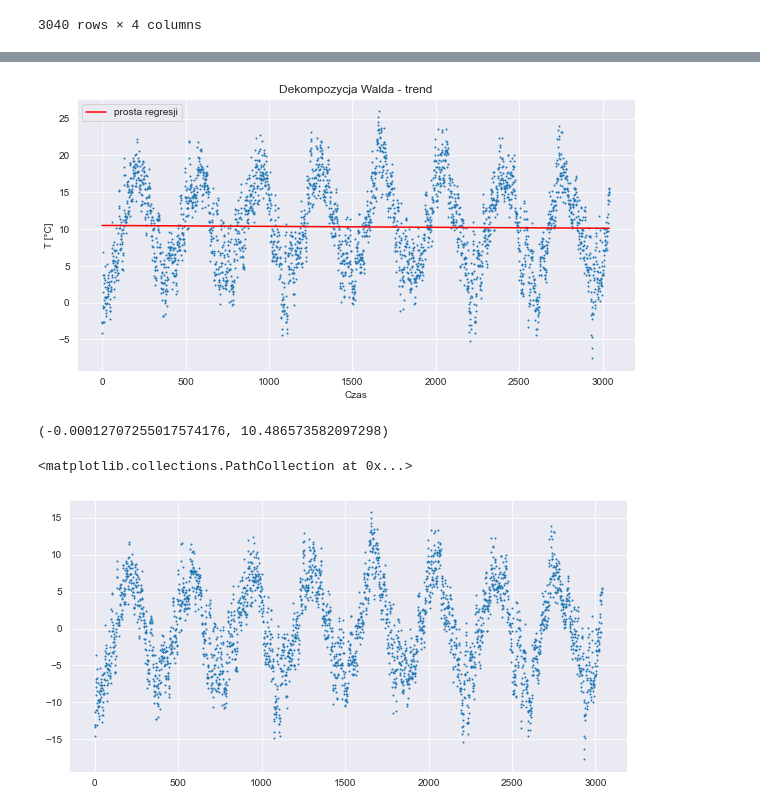
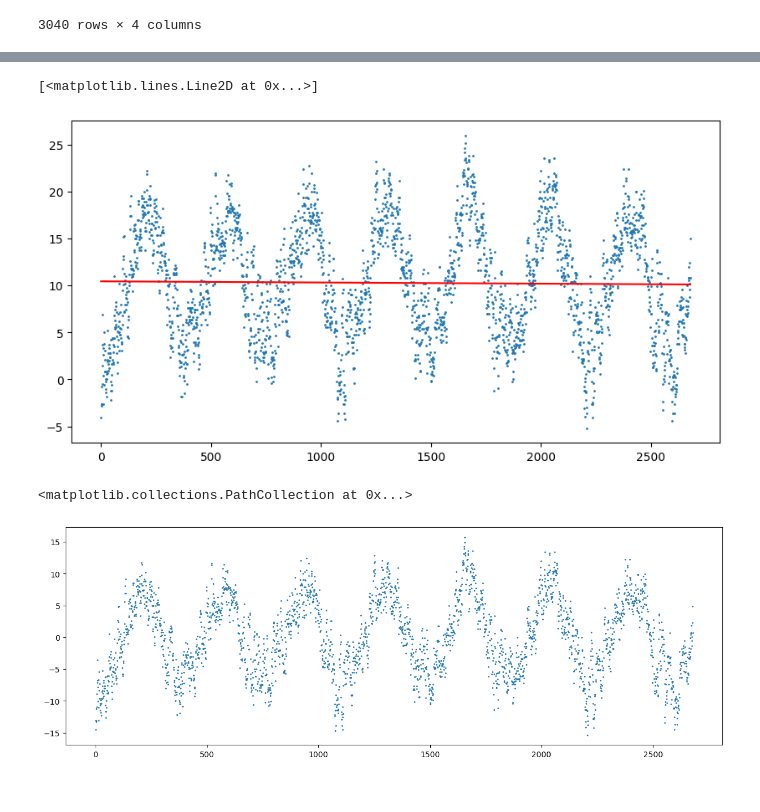
Before and after one commit to zlekoty/komputerowa_analiza_szereg-w_czasowych, a Jupyter notebook: kaszczR2/kaszczR2.ipynb, the cells around one changed output, grey strips where cells are left out. Drawn from its saved outputs; the diff is of its cells as text; code cells hidden in the pictures.

```diff
--- a/kaszczR2/kaszczR2.ipynb
+++ b/kaszczR2/kaszczR2.ipynb
@@ -9,9 +9,6 @@ import statistics
 import matplotlib.pyplot as plt
 from statsmodels.tsa.stattools import acf
 
-import seaborn as sns
-sns.set_style('darkgrid')
-
 from statsmodels.graphics.tsaplots import plot_acf, plot_pacf
 from statsmodels.tsa.arima_process import ArmaProcess
 from statsmodels.tsa.arima.model import ARIMA
@@ -55,0 +54,8 @@ plt.savefig('obrazki/plot1.pdf', format='pdf')
+# %%
+train = df[:2680]
+test = df.drop(train.index)
+plt.figure(figsize = (10,5))
+plt.scatter(train["index"],train["mean_temp"],s=1)
+
+train_t = train["index"]
+train_temp = train["mean_temp"]
@@ -80,30 +73,20 @@ a,b = np.linalg.lstsq(np.vstack([train_t, np.ones(len(train_t))]).T, train_temp,
 # %%
 plt.figure(figsize = (10,5))
 plt.scatter(train_t,train_temp,s=1)
-plt.plot(train_t,a*train_t+b,"r",label="prosta regresji")
-
-plt.xlabel("Czas")
-plt.ylabel("T [°C]")
-plt.title("Dekompozycja Walda - trend")
-plt.legend(loc="upper left")
-
-plt.savefig('obrazki/plot2.pdf', format='pdf')
+plt.plot(train_t,a*train_t+b,"r")
 # %% [output]
+[<matplotlib.lines.Line2D at 0x...>]
-[figure, old version]
+[figure, new version]
-# %%
-a, b
-# %% [output]
-(-0.00012707255017574176, 10.486573582097298)
 # %%
 train_temp_2 = []
 for i in range(len(train)):
     train_temp_2.append(train_temp[i] - a*train_t[i] - b)
 # %%
-plt.figure(figsize = (10,5))
+plt.figure(figsize = (15,5))
 plt.scatter(train_t,train_temp_2,s=1)
 # %% [output]
 <matplotlib.collections.PathCollection at 0x...>
-[figure, old version]
+[figure, new version]
 # %%
 def func(t, c, d, e):
     return c* np.sin(d*t + e)
```
Also changed, not shown: parts of 22 cells of this notebook, 7 other files.
